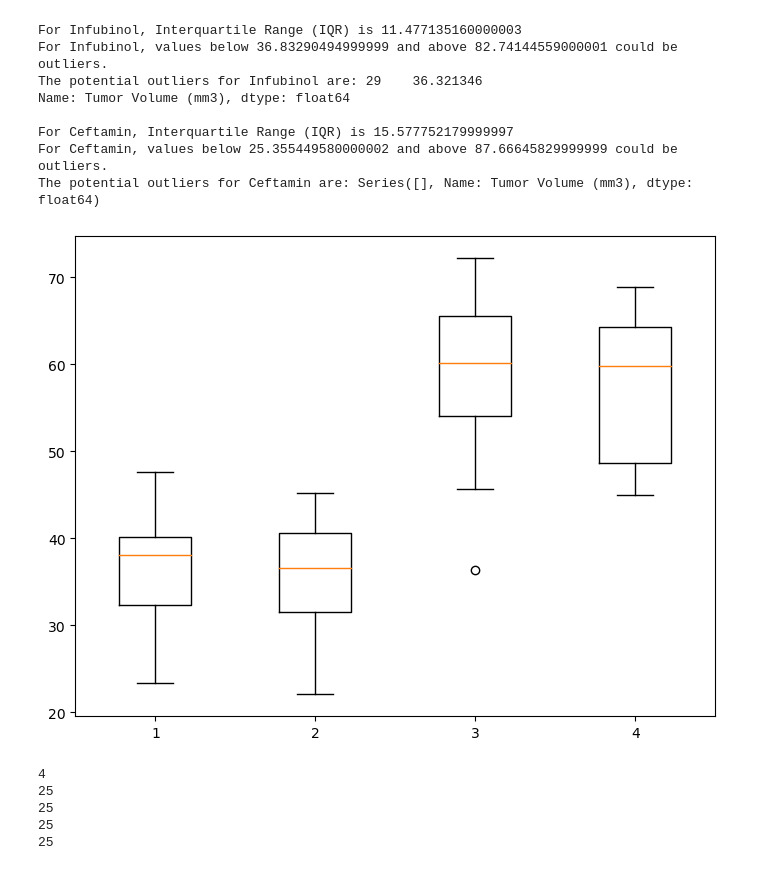
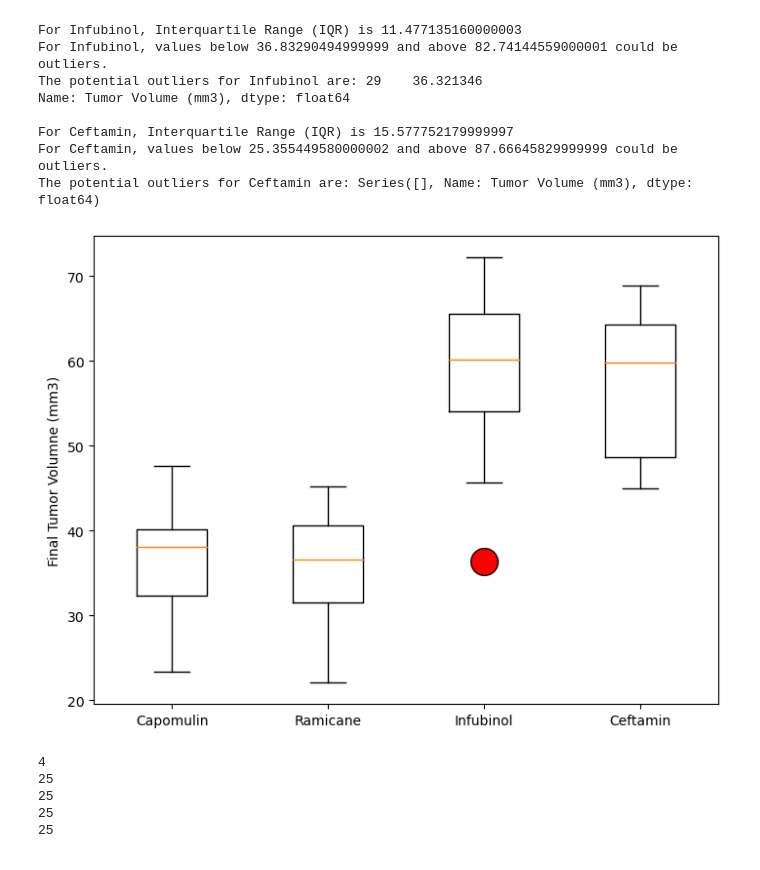
Before and after one commit to johnsonjosiah18/mpl-challenge, a Jupyter notebook: pymaceuticals_starter.ipynb, the cells around one changed output. Cells and saved outputs as stored; diff of their text form; code cells hidden in the pictures.

```diff
--- a/pymaceuticals_starter.ipynb
+++ b/pymaceuticals_starter.ipynb
@@ -60,0 +59,3 @@ Mouse IDs with duplicate time points:  ['g989']
+# %%
+numdup = dupmice['Mouse ID'].unique()
+numdup
@@ -79,8 +83,9 @@ duplicated_mouse_data
 | 872 | g989 | 35 | 62.570880 | 2 | Propriva | Female | 21 | ... |
 # %%
 # Create a clean DataFrame by dropping the duplicate mouse by its ID.
-cleandf = mergdf.drop_duplicates(subset=['Mouse ID'])
+cclean = mergdf[~mergdf['Mouse ID'].isin(numdup)]
+#cleandf = cclean.drop_duplicates(subset=['Mouse ID', 'Timepoint'])
 
-cleandf.head()
+cclean.head()
 # %% [output]
 |  | Mouse ID | Timepoint | Tumor Volume (mm3) | Metastatic Sites | Drug Regimen | Sex | Age_months | ... |
@@ -223,7 +231,7 @@ from scipy.stats import iqr
 treatments = ['Capomulin', 'Ramicane', 'Infubinol', 'Ceftamin']
 
 # Start by getting the last (greatest) timepoint for each mouse
-last_timepoint = mergdf.groupby('Mouse ID')['Timepoint'].max()
+last_timepoint = cclean.groupby('Mouse ID')['Timepoint'].max()
 
 # Merge this group df with the original DataFrame to get the tumor volume at the last timepoint
-mergdf_last = pd.merge(mergdf, last_timepoint, on=['Mouse ID', 'Timepoint'])
+mergdf_last = pd.merge(cclean, last_timepoint, on=['Mouse ID', 'Timepoint'])
@@ -295,12 +285,16 @@ The potential outliers for Ceftamin are: Series([], Name: Tumor Volume (mm3), dt
 # %%
 # Generate a box plot that shows the distrubution of the tumor volume for each treatment group.
 
 fig = plt.figure()
 ax = fig.add_axes([0,0,1,1])
-bp = ax.boxplot(tumor_vol_data)
+bp = ax.boxplot(tumor_vol_data, labels=treatments)
+for i in range(len(bp['fliers'])):
+    bp['fliers'][i].set(markerfacecolor='red', markersize=20)
+
+plt.ylabel('Final Tumor Volumne (mm3)')
 plt.show()
 # %% [output]
-[figure, old version]
+[figure, new version]
 # %%
 print(len(tumor_vol_data))  # Should print 4 if there are 4 treatments
 for data in tumor_vol_data:
```
Also changed, not shown: parts of 27 cells of this notebook.
